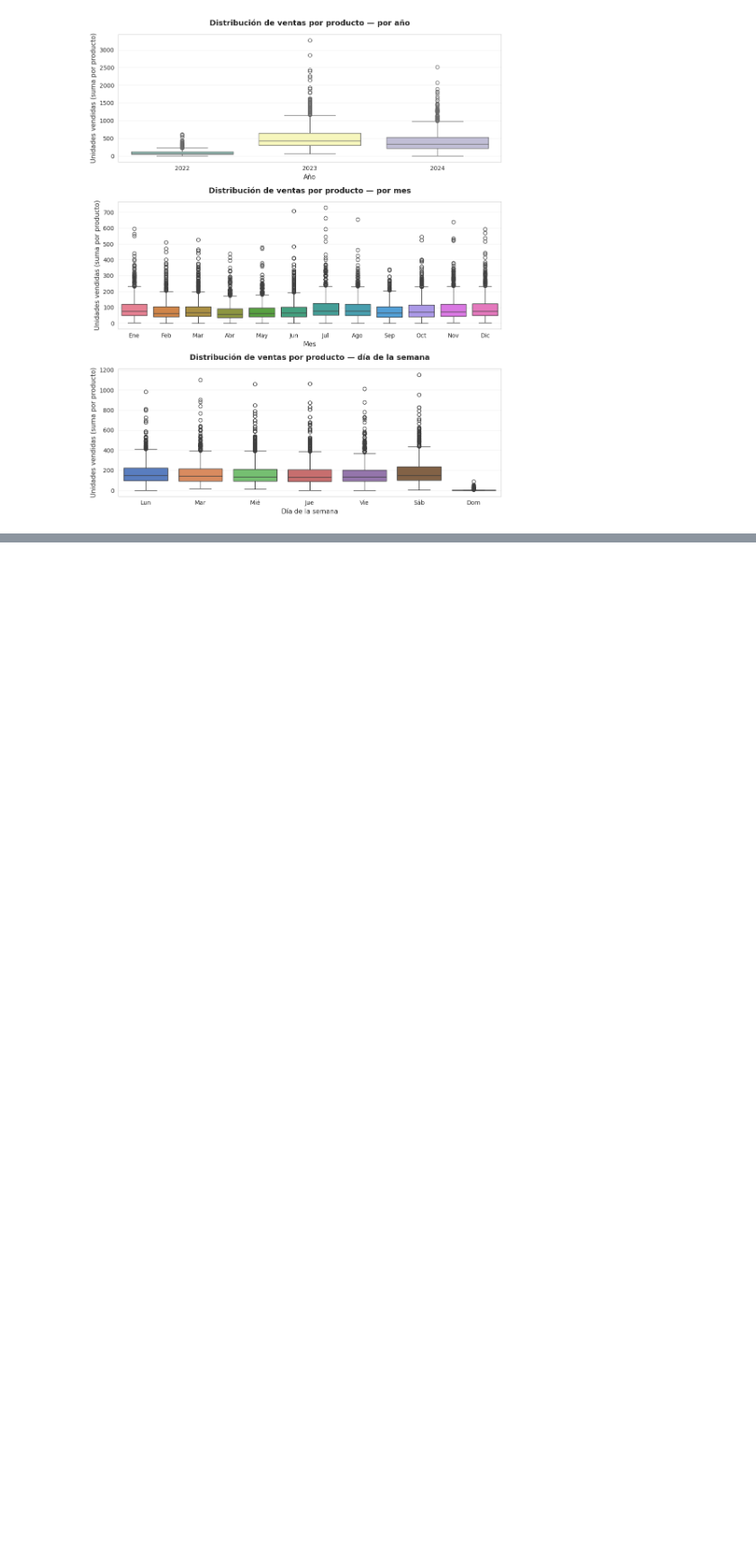
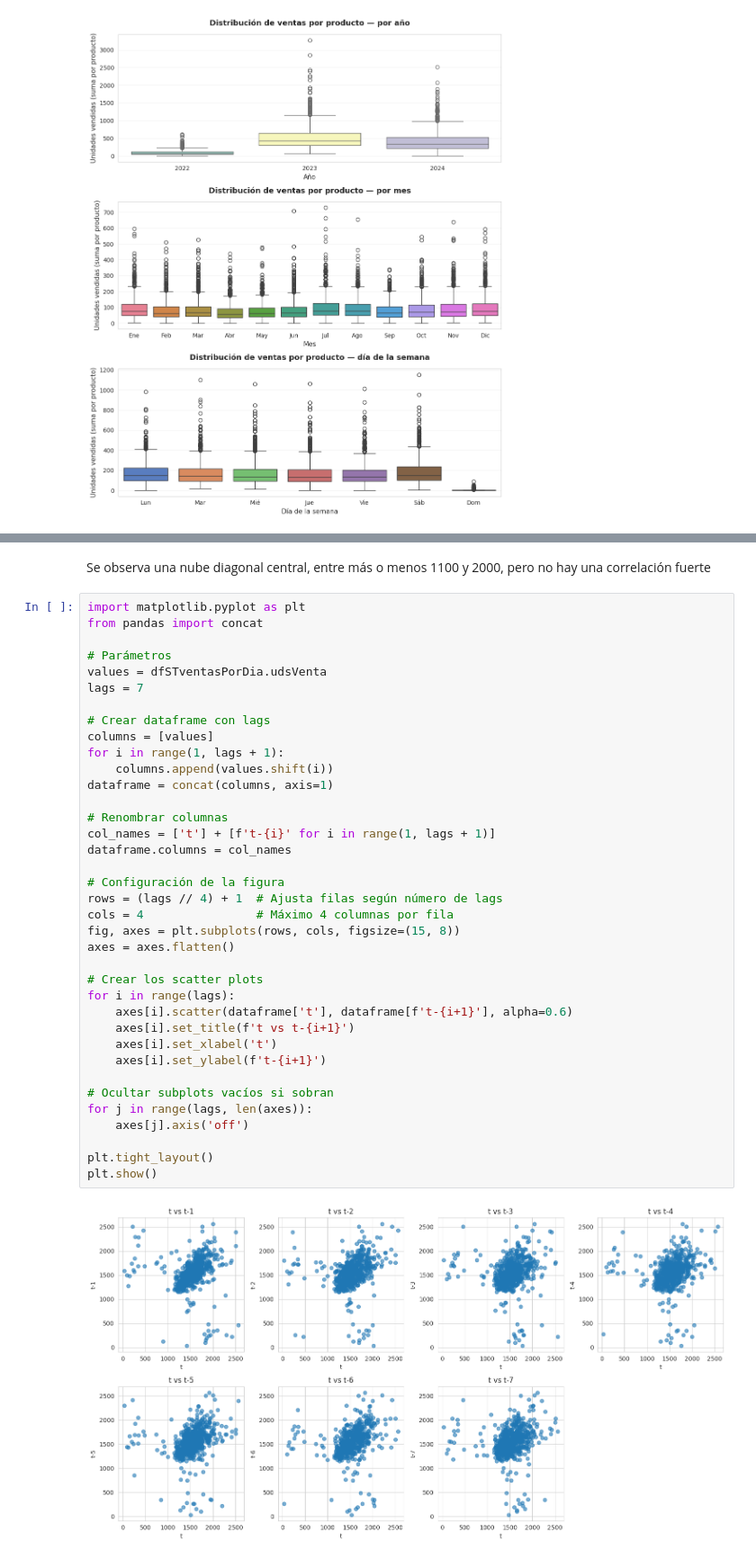
Before and after one commit to jmorala/TFMDS, a Jupyter notebook: cuadernos/02-EDA_datos.ipynb, the cells around one changed output, grey strips where cells are left out. Shown at 90% size. Cells and saved outputs as stored; diff of their text form; blank space fills up the shorter version.

```diff
--- a/cuadernos/02-EDA_datos.ipynb
+++ b/cuadernos/02-EDA_datos.ipynb
@@ -655,0 +597,41 @@ plt.show()
+# %% [markdown]
+Se observa una nube diagonal central, entre más o menos 1100 y 2000, pero no hay una correlación fuerte
+# %%
+import matplotlib.pyplot as plt
+from pandas import concat
+
+# Parámetros
+values = dfSTventasPorDia.udsVenta
+lags = 7
+
+# Crear dataframe con lags
+columns = [values]
+for i in range(1, lags + 1):
+    columns.append(values.shift(i))
+dataframe = concat(columns, axis=1)
+
+# Renombrar columnas
+col_names = ['t'] + [f't-{i}' for i in range(1, lags + 1)]
+dataframe.columns = col_names
+
+# Configuración de la figura
+rows = (lags // 4) + 1  # Ajusta filas según número de lags
+cols = 4                # Máximo 4 columnas por fila
+fig, axes = plt.subplots(rows, cols, figsize=(15, 8))
+axes = axes.flatten()
+
+# Crear los scatter plots
+for i in range(lags):
+    axes[i].scatter(dataframe['t'], dataframe[f't-{i+1}'], alpha=0.6)
+    axes[i].set_title(f't vs t-{i+1}')
+    axes[i].set_xlabel('t')
+    axes[i].set_ylabel(f't-{i+1}')
+
+# Ocultar subplots vacíos si sobran
+for j in range(lags, len(axes)):
+    axes[j].axis('off')
+
+plt.tight_layout()
+plt.show()
+# %% [output]
+[figure, added]
```
Also changed, not shown: parts of 11 cells of this notebook.
